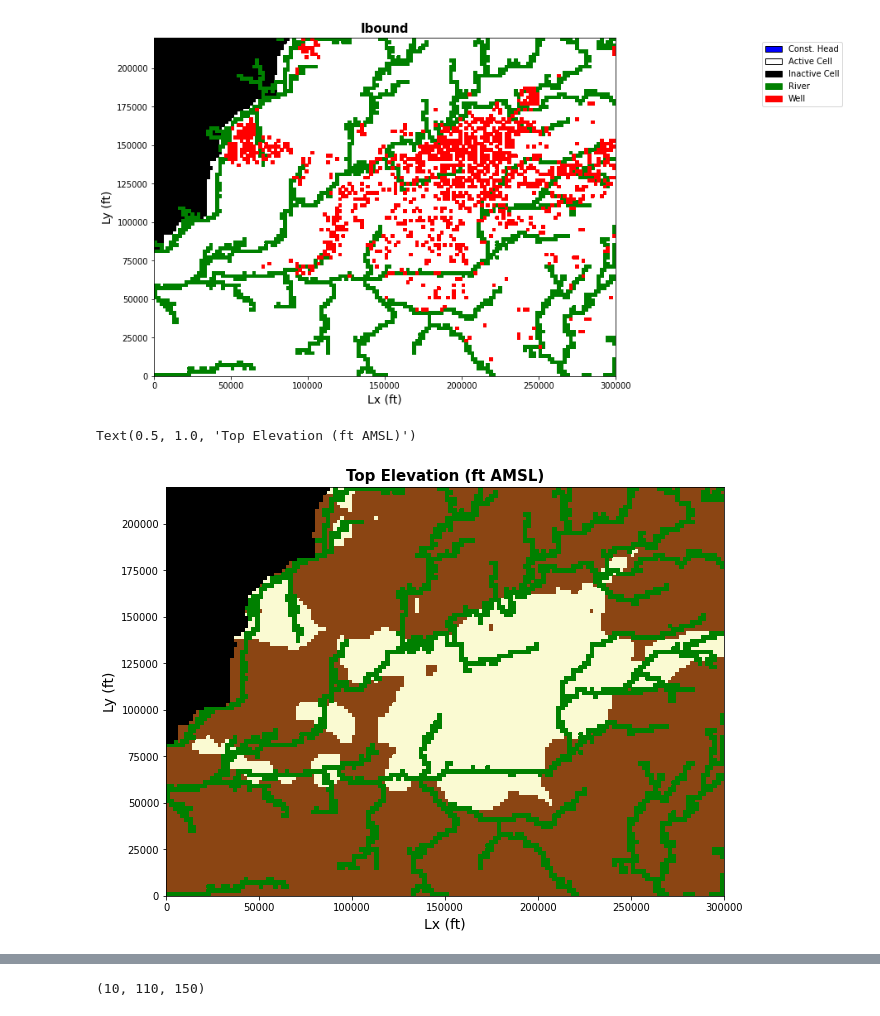
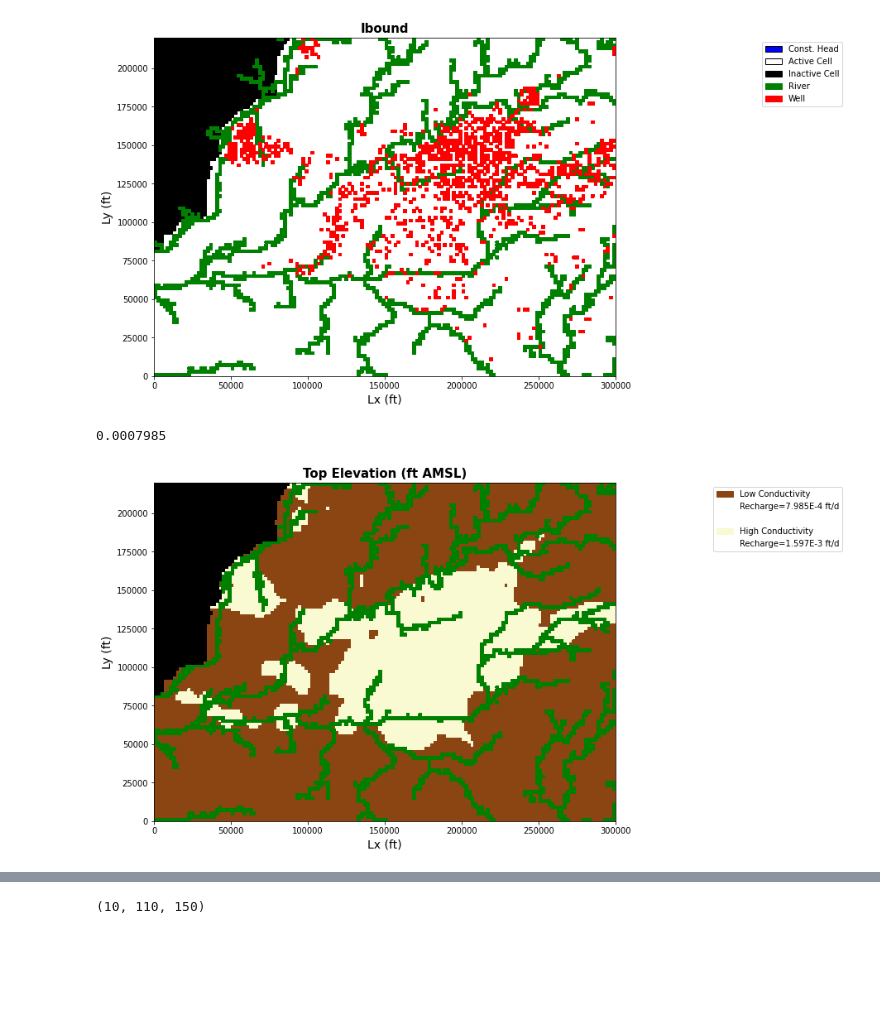
Before and after one commit to iordach1/GEOL572-GRL, a Jupyter notebook: GRL_Model_working.ipynb, the cells around one changed output, grey strips where cells are left out. Saved outputs shown, nothing was run; the diff lists cells and outputs as text; code cells hidden in the pictures; blank space fills up the shorter version.

```diff
--- a/GRL_Model_working.ipynb
+++ b/GRL_Model_working.ipynb
@@ -597,27 +592,37 @@ plt.legend(handles=[mp.patches.Patch(color='blue',label='Const. Head',ec='black'
 # %% [output]
 <matplotlib.legend.Legend at 0x...>
 [figure]
+# %%
+rch_low
+# %% [output]
+0.0007985
 # %%
 '''Plot elevation'''
 #----------------------------------------------------------------------------
 plt.figure(figsize=(10,10)) #create 10 x 10 figure
 modelmap = flopy.plot.map.PlotMapView(model=m, layer=0) #use plotmapview to attach plot to model
 #contour_levels = np.linspace(400,800,41)
 #topelevations = modelmap.contour_array(topgrid, levels = contour_levels) #create head contours
 #plt.clabel(topelevations, inline=True,fontsize=12,fmt='%1.0f')
 
 #create colormap of named colors
 colors = ["saddlebrown","lightgoldenrodyellow"]
 cmap = mp.colors.LinearSegmentedColormap.from_list("", colors)
 norm = mp.colors.LogNorm(vmin=kf,vmax=kc)
 modelmap.plot_array(khlayers[0],norm = norm,cmap=cmap)
 rvr = modelmap.plot_bc(ftype='RIV')
 ib = modelmap.plot_ibound()
 #display parameters
 plt.xlabel('Lx (ft)',fontsize = 14)
 plt.ylabel('Ly (ft)',fontsize = 14)
 plt.title('Top Elevation (ft AMSL)', fontsize = 15, fontweight = 'bold')
+plt.legend(handles=[mp.patches.Patch(color='saddlebrown',label='Low Conductivity',ec='saddlebrown'),
+                    mp.patches.Patch(color='white',label='Recharge=7.985E-4 ft/d',ec='white'),
+                    mp.patches.Patch(color='white',ec='white'),
+                    mp.patches.Patch(color='lightgoldenrodyellow',label='High Conductivity',ec='lightgoldenrodyellow'),
+                    mp.patches.Patch(color='white',label='Recharge=1.597E-3 ft/d',ec='white')],
+                    bbox_to_anchor=(1.5,1.0))
+plt.show()
 # %% [output]
-Text(0.5, 1.0, 'Top Elevation (ft AMSL)')
-[figure, old version]
+[figure, new version]
 # %%
```
Also changed, not shown: parts of 18 cells of this notebook.
